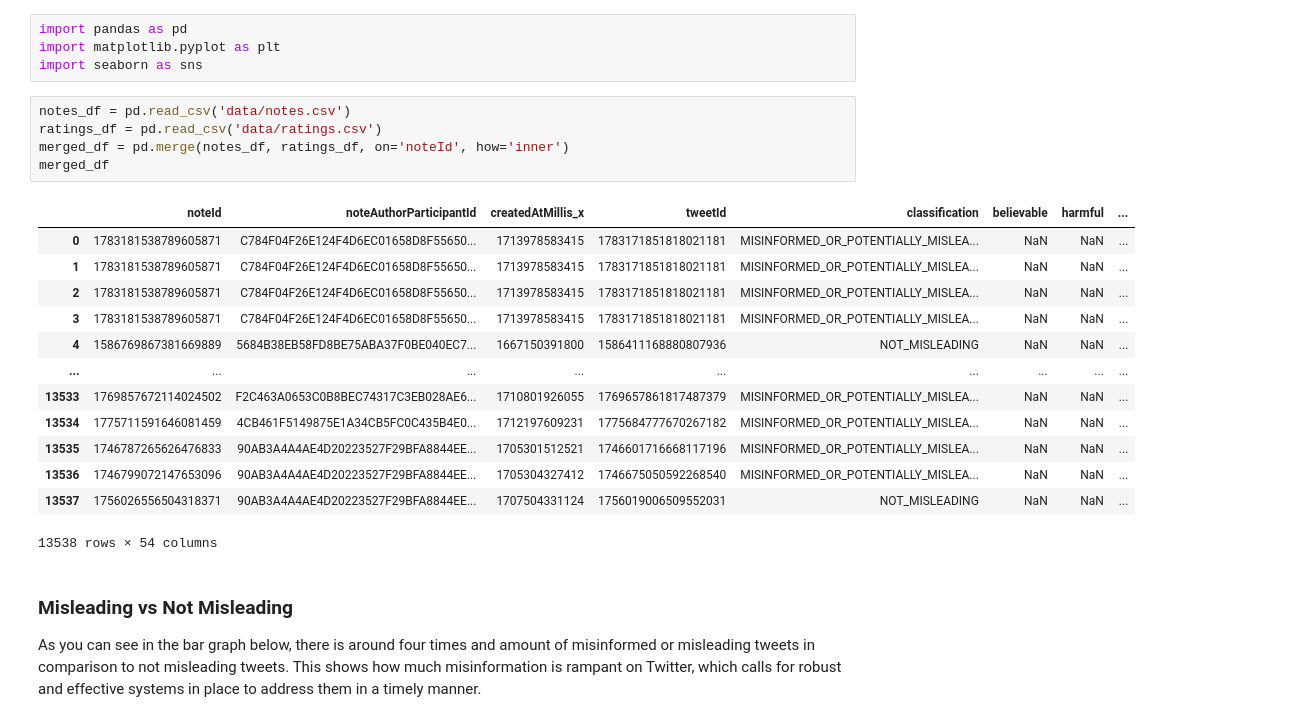
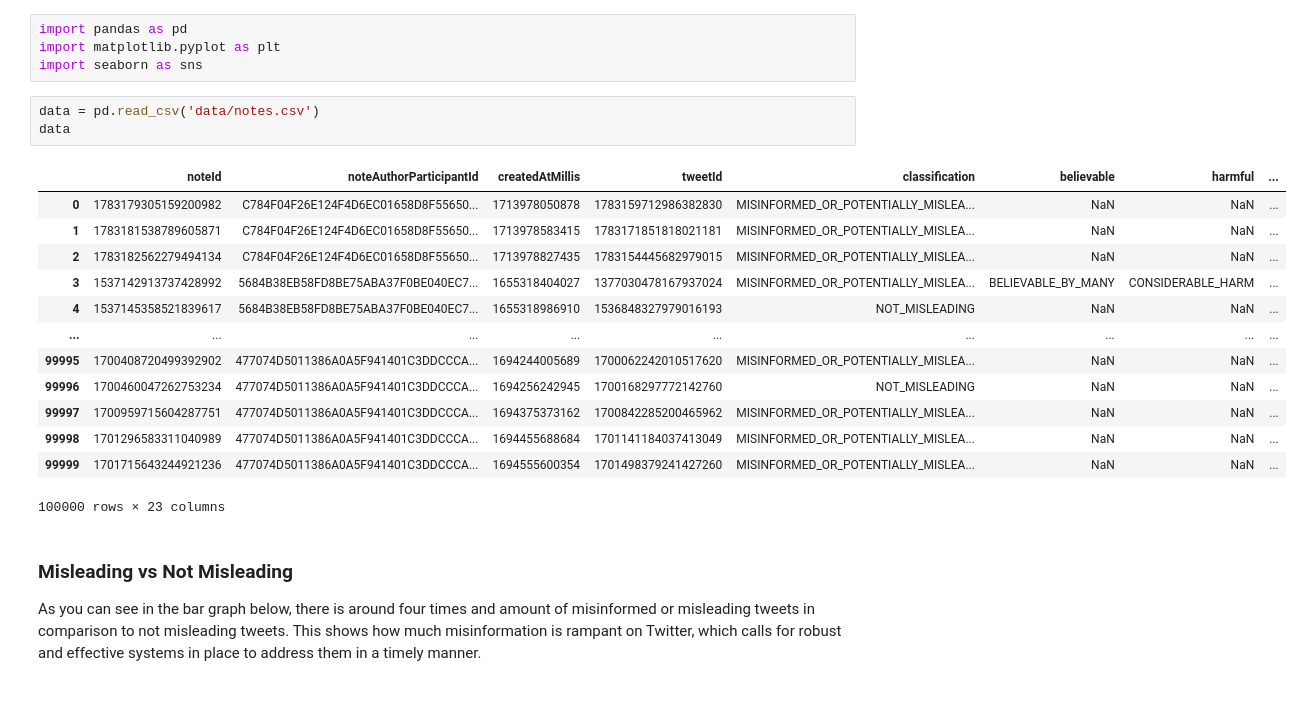
Before and after one commit to daphnehe/info498, a Jupyter notebook: Info 498 Practicum.ipynb, the cells around one changed output. Drawn from its saved outputs; the diff is of its cells as text.

```diff
--- a/Info 498 Practicum.ipynb
+++ b/Info 498 Practicum.ipynb
@@ -36,24 +36,22 @@ import pandas as pd
 import matplotlib.pyplot as plt
 import seaborn as sns
 # %%
-notes_df = pd.read_csv('data/notes.csv')
-ratings_df = pd.read_csv('data/ratings.csv')
-merged_df = pd.merge(notes_df, ratings_df, on='noteId', how='inner')
-merged_df
+data = pd.read_csv('data/notes.csv')
+data
 # %% [output]
-|  | noteId | noteAuthorParticipantId | createdAtMillis_x | tweetId | classification | believable | harmful | ... |
-| 0 | 1783181538789605871 | C784F04F26E124F4D6EC01658D8F55650... | 1713978583415 | 1783171851818021181 | MISINFORMED_OR_POTENTIALLY_MISLEA... | NaN | NaN | ... |
+|  | noteId | noteAuthorParticipantId | createdAtMillis | tweetId | classification | believable | harmful | ... |
+| 0 | 1783179305159200982 | C784F04F26E124F4D6EC01658D8F55650... | 1713978050878 | 1783159712986382830 | MISINFORMED_OR_POTENTIALLY_MISLEA... | NaN | NaN | ... |
 | 1 | 1783181538789605871 | C784F04F26E124F4D6EC01658D8F55650... | 1713978583415 | 1783171851818021181 | MISINFORMED_OR_POTENTIALLY_MISLEA... | NaN | NaN | ... |
-| 2 | 1783181538789605871 | C784F04F26E124F4D6EC01658D8F55650... | 1713978583415 | 1783171851818021181 | MISINFORMED_OR_POTENTIALLY_MISLEA... | NaN | NaN | ... |
-| 3 | 1783181538789605871 | C784F04F26E124F4D6EC01658D8F55650... | 1713978583415 | 1783171851818021181 | MISINFORMED_OR_POTENTIALLY_MISLEA... | NaN | NaN | ... |
-| 4 | 1586769867381669889 | 5684B38EB58FD8BE75ABA37F0BE040EC7... | 1667150391800 | 1586411168880807936 | NOT_MISLEADING | NaN | NaN | ... |
+| 2 | 1783182562279494134 | C784F04F26E124F4D6EC01658D8F55650... | 1713978827435 | 1783154445682979015 | MISINFORMED_OR_POTENTIALLY_MISLEA... | NaN | NaN | ... |
+| 3 | 1537142913737428992 | 5684B38EB58FD8BE75ABA37F0BE040EC7... | 1655318404027 | 1377030478167937024 | MISINFORMED_OR_POTENTIALLY_MISLEA... | BELIEVABLE_BY_MANY | CONSIDERABLE_HARM | ... |
+| 4 | 1537145358521839617 | 5684B38EB58FD8BE75ABA37F0BE040EC7... | 1655318986910 | 1536848327979016193 | NOT_MISLEADING | NaN | NaN | ... |
 | ... | ... | ... | ... | ... | ... | ... | ... | ... |
-| 13533 | 1769857672114024502 | F2C463A0653C0B8BEC74317C3EB028AE6... | 1710801926055 | 1769657861817487379 | MISINFORMED_OR_POTENTIALLY_MISLEA... | NaN | NaN | ... |
-| 13534 | 1775711591646081459 | 4CB461F5149875E1A34CB5FC0C435B4E0... | 1712197609231 | 1775684777670267182 | MISINFORMED_OR_POTENTIALLY_MISLEA... | NaN | NaN | ... |
-| 13535 | 1746787265626476833 | 90AB3A4A4AE4D20223527F29BFA8844EE... | 1705301512521 | 1746601716668117196 | MISINFORMED_OR_POTENTIALLY_MISLEA... | NaN | NaN | ... |
-| 13536 | 1746799072147653096 | 90AB3A4A4AE4D20223527F29BFA8844EE... | 1705304327412 | 1746675050592268540 | MISINFORMED_OR_POTENTIALLY_MISLEA... | NaN | NaN | ... |
-| 13537 | 1756026556504318371 | 90AB3A4A4AE4D20223527F29BFA8844EE... | 1707504331124 | 1756019006509552031 | NOT_MISLEADING | NaN | NaN | ... |
+| 99995 | 1700408720499392902 | 477074D5011386A0A5F941401C3DDCCCA... | 1694244005689 | 1700062242010517620 | MISINFORMED_OR_POTENTIALLY_MISLEA... | NaN | NaN | ... |
+| 99996 | 1700460047262753234 | 477074D5011386A0A5F941401C3DDCCCA... | 1694256242945 | 1700168297772142760 | NOT_MISLEADING | NaN | NaN | ... |
+| 99997 | 1700959715604287751 | 477074D5011386A0A5F941401C3DDCCCA... | 1694375373162 | 1700842285200465962 | MISINFORMED_OR_POTENTIALLY_MISLEA... | NaN | NaN | ... |
+| 99998 | 1701296583311040989 | 477074D5011386A0A5F941401C3DDCCCA... | 1694455688684 | 1701141184037413049 | MISINFORMED_OR_POTENTIALLY_MISLEA... | NaN | NaN | ... |
+| 99999 | 1701715643244921236 | 477074D5011386A0A5F941401C3DDCCCA... | 1694555600354 | 1701498379241427260 | MISINFORMED_OR_POTENTIALLY_MISLEA... | NaN | NaN | ... |
-13538 rows × 54 columns
+100000 rows × 23 columns
 # %% [markdown]
 ### Misleading vs Not Misleading
 As you can see in the bar graph below, there is around four times and amount of misinformed or misleading tweets in comparison to not misleading tweets. This shows how much misinformation is rampant on Twitter, which calls for robust and effective systems in place to address them in a timely manner.
```
Also changed, not shown: parts of 30 cells of this notebook.
